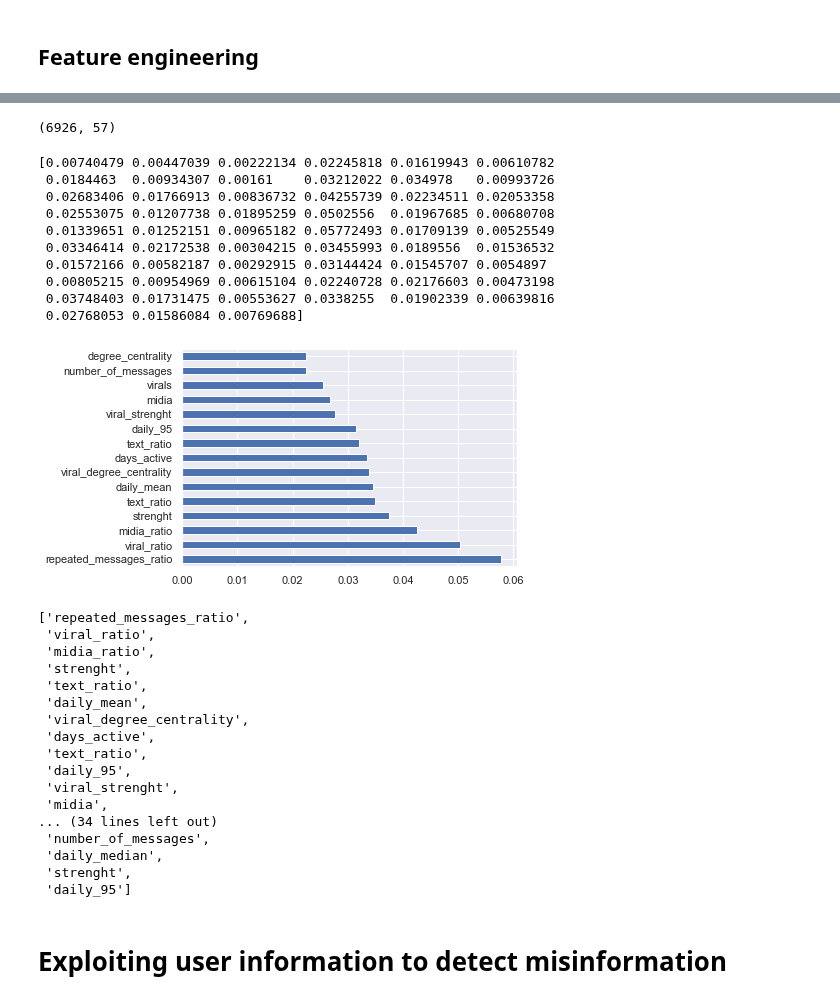
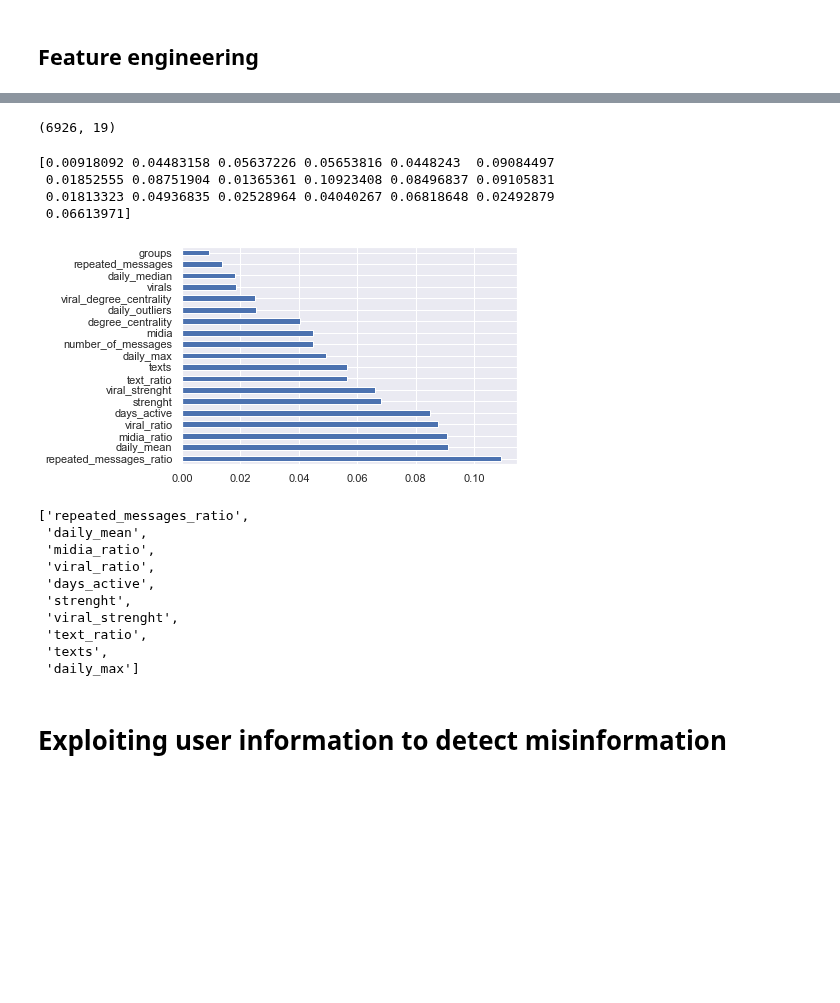
Before and after one commit to cabrau/FakeWhatsApp.Br, a Jupyter notebook: 11.3.4 - master thesis experiments - social dimension expanded - stack k users features.ipynb, the cells around one changed output, grey strips where cells are left out. Cells and saved outputs as stored; diff of their text form; code cells hidden in the pictures; blank space fills up the shorter version.

```diff
--- a/11.3.4 - master thesis experiments - social dimension expanded - stack k users features.ipynb
+++ b/11.3.4 - master thesis experiments - social dimension expanded - stack k users features.ipynb
@@ -93,7 +93,7 @@ df.head()
 ## Get mean features from all users who shared the message
 # %%
 m = df['text'][2]
-k = 3
+k = 1
 user_features = df_users.columns[1:]
 df_user_features = pd.DataFrame()
 
@@ -121,5 +121,5 @@ df_users_shared_line
 # %%
-k = 3
+k = 1
 user_features = df_users.columns[1:]
 df_user_features = pd.DataFrame()
 
@@ -182,53 +174,41 @@ Index(['id', 'text', 'misinformation', 'timestamp', 'label', 'groups',
 # %%
 user_features = ['groups', 'number_of_messages', 'texts', 'text_ratio', 'midia', 'midia_ratio',
        'virals', 'viral_ratio', 'repeated_messages', 'repeated_messages_ratio',
-       'days_active', 'daily_mean', 'daily_median', 'daily_95',
+       'days_active', 'daily_mean', 'daily_median', 'daily_max',
        'daily_outliers', 'degree_centrality', 'strenght',
        'viral_degree_centrality', 'viral_strenght']
 X = df[user_features]
 y = df['misinformation']
 X.shape
 # %% [output]
-(6926, 57)
+(6926, 19)
 # %%
 # feature importance
 from sklearn.tree import DecisionTreeClassifier
 model = DecisionTreeClassifier()
 model.fit(X,y)
 print(model.feature_importances_) #use inbuilt class feature_importances of tree based classifiers
 #plot graph of feature importances for better visualization
 feat_importances = pd.Series(model.feature_importances_, index=X.columns)
-feat_importances.nlargest(15).plot(kind='barh')
+feat_importances.nlargest(20).plot(kind='barh')
 plt.show()
 # %% [output]
-[0.00740479 0.00447039 0.00222134 0.02245818 0.01619943 0.00610782
- 0.0184463  0.00934307 0.00161    0.03212022 0.034978   0.00993726
- 0.02683406 0.01766913 0.00836732 0.04255739 0.02234511 0.02053358
- 0.02553075 0.01207738 0.01895259 0.0502556  0.01967685 0.00680708
- 0.01339651 0.01252151 0.00965182 0.05772493 0.01709139 0.00525549
- 0.03346414 0.02172538 0.00304215 0.03455993 0.0189556  0.01536532
- 0.01572166 0.00582187 0.00292915 0.03144424 0.01545707 0.0054897
- 0.00805215 0.00954969 0.00615104 0.02240728 0.02176603 0.00473198
- 0.03748403 0.01731475 0.00553627 0.0338255  0.01902339 0.00639816
- 0.02768053 0.01586084 0.00769688]
+[0.00918092 0.04483158 0.05637226 0.05653816 0.0448243  0.09084497
+ 0.01852555 0.08751904 0.01365361 0.10923408 0.08496837 0.09105831
+ 0.01813323 0.04936835 0.02528964 0.04040267 0.06818648 0.02492879
+ 0.06613971]
-[figure, old version]
+[figure, new version]
 # %%
-list(feat_importances.nlargest(50).index)
+user_classification_features = list(feat_importances.nlargest(10).index)
+user_classification_features
 # %% [output]
 ['repeated_messages_ratio',
+ 'daily_mean',
+ 'midia_ratio',
  'viral_ratio',
- 'midia_ratio',
+ 'days_active',
  'strenght',
+ 'viral_strenght',
  'text_ratio',
- 'daily_mean',
- 'viral_degree_centrality',
- 'days_active',
- 'text_ratio',
- 'daily_95',
- 'viral_strenght',
- 'midia',
-... (34 lines left out)
- 'number_of_messages',
- 'daily_median',
- 'strenght',
- 'daily_95']
+ 'texts',
+ 'daily_max']
```
Also changed, not shown: parts of 13 cells of this notebook, 13 other files.
